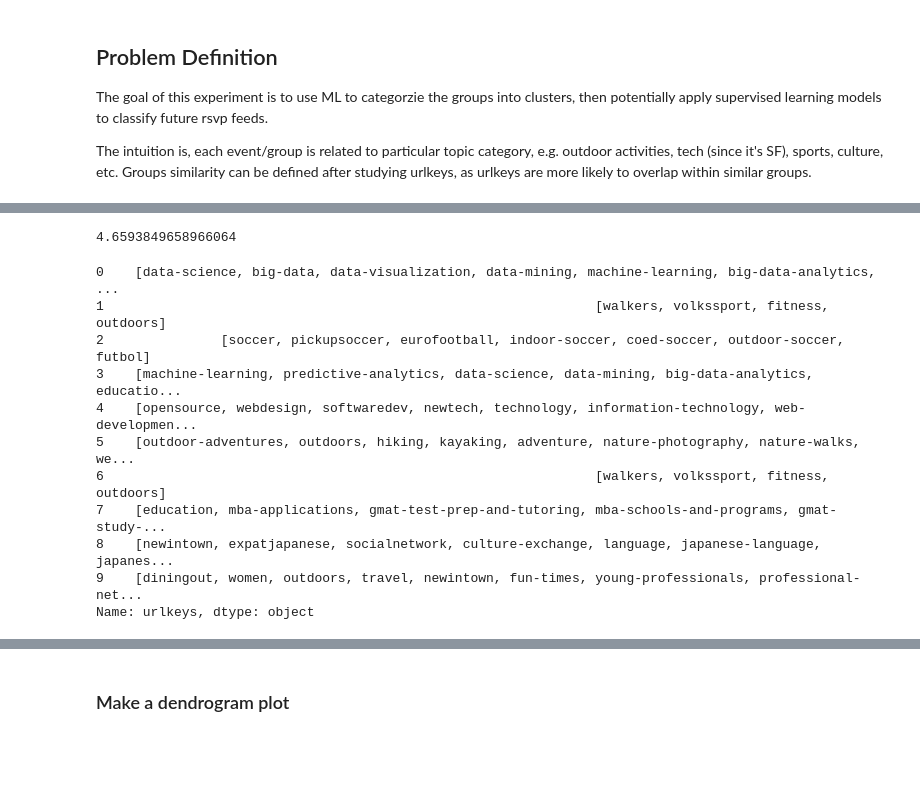
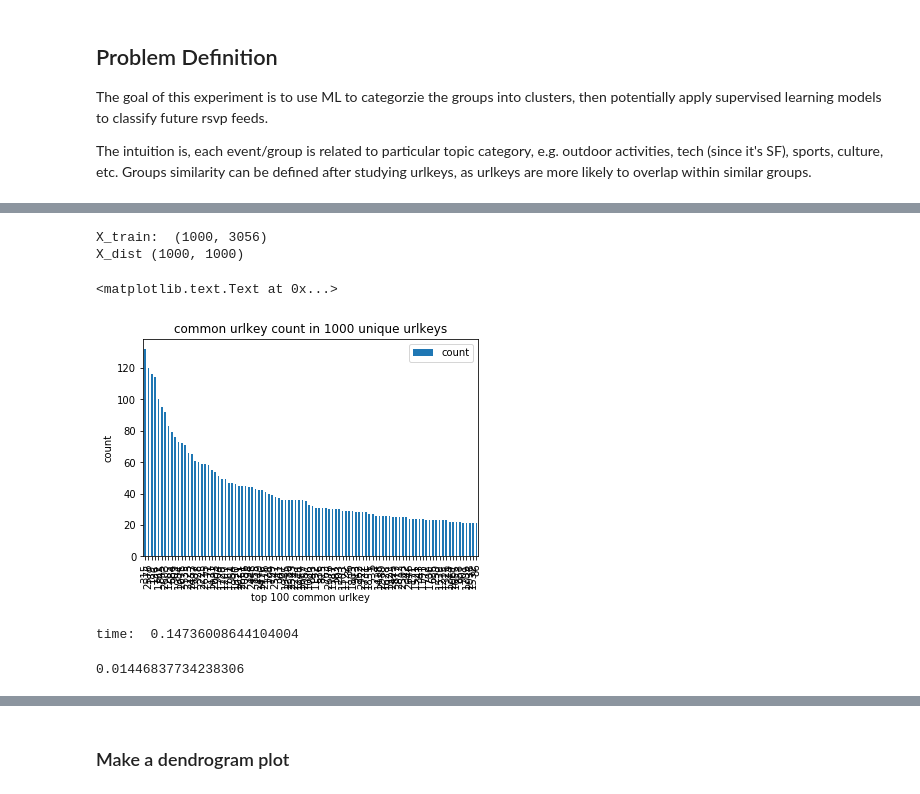
Before and after one commit to tianyu-tristan/meetup-rsvps, a Jupyter notebook: code/ml/ML.ipynb, the cells around one changed output, grey strips where cells are left out. Saved outputs shown, nothing was run; the diff lists cells and outputs as text; code cells hidden in the pictures; blank space fills up the shorter version.

```diff
--- a/code/ml/ML.ipynb
+++ b/code/ml/ML.ipynb
@@ -219,10 +195,3 @@ vectorizer = CountVectorizer(decode_error='ignore',
                              min_df=1, # min count of 1
                              binary=True # count as binary
                             )
-# %%
-from sklearn.neighbors import kneighbors_graph
-vectorized_urlkeys = vectorizer.fit_transform(X[:N_SAMPLES])
-# connectivity matrix for structured Ward
-connectivity = kneighbors_graph(vectorized_urlkeys, n_neighbors=10, include_self=False, metric='cityblock')
-# make connectivity symmetric
-connectivity = 0.5 * (connectivity + connectivity.T)
@@ -240,0 +287,9 @@ vectorized_urlkeys.shape
+# %%
+# X_train = pdf.urlkeys[:N_SAMPLES]
+X_train = vectorizer.fit_transform(X[:N_SAMPLES]).todense()
+X_dist = DistanceMetric.get_metric('jaccard').pairwise(X_train)
+print("X_train: ", X_train.shape)
+print("X_dist", X_dist.shape)
+# %% [output]
+X_train:  (1000, 3056)
+X_dist (1000, 1000)
@@ -241,29 +303,25 @@ vectorized_urlkeys.shape
+# %%
+# plot common urlkey count bar chart
+sums = np.sum(X_train, axis=0)
+sums = pd.DataFrame(sums).transpose()
+sums.columns=['count']
+sums.sort_values(by=['count'], ascending=False)[:100].plot(kind='bar')
+plt.title("common urlkey count in 1000 unique urlkeys")
+plt.xlabel("top 100 common urlkey")
+plt.ylabel("count")
+# %% [output]
+<matplotlib.text.Text at 0x...>
+[figure, added]
 # %%
-# train model
-model = AgglomerativeClustering(n_clusters = 5,  # number of target clusters
-                                connectivity = None, # our problem is not a graph problem, no connectivity
-                                affinity='jaccard', # use jaccard distance metric to compute bit-wise similarity
-                                linkage='complete' # 'ward' is l2 distance, subject to curse
+# train agglomerative clustering model
+model = AgglomerativeClustering(n_clusters = 10,  # number of target clusters, e.g. 10, 100
+                                connectivity = None, # our problem is not a graph problem (or is it), no connectivity used
+                                affinity='precomputed', # use jaccard distance metric to compute bit-wise similarity
+                                linkage='average' # 'ward' is l2 distance, subject to curse
                                )
+t0 = time.time()
+model.fit(X_dist)
+elapsed_time = time.time() - t0
+print("time: ",elapsed_time)
+# %% [output]
+time:  0.14736008644104004
-# %%
-t0 = time.time()
-model.fit(vectorized_urlkeys.todense())
-elapsed_time = time.time() - t0
-print(elapsed_time)
-# %% [output]
-4.6593849658966064
-# %%
-# show raw data
-pdf.urlkeys[:10]
-# %% [output]
-0    [data-science, big-data, data-visualization, data-mining, machine-learning, big-data-analytics, ...
-1                                                               [walkers, volkssport, fitness, outdoors]
-2               [soccer, pickupsoccer, eurofootball, indoor-soccer, coed-soccer, outdoor-soccer, futbol]
-3    [machine-learning, predictive-analytics, data-science, data-mining, big-data-analytics, educatio...
-4    [opensource, webdesign, softwaredev, newtech, technology, information-technology, web-developmen...
-5    [outdoor-adventures, outdoors, hiking, kayaking, adventure, nature-photography, nature-walks, we...
-6                                                               [walkers, volkssport, fitness, outdoors]
-7    [education, mba-applications, gmat-test-prep-and-tutoring, mba-schools-and-programs, gmat-study-...
-8    [newintown, expatjapanese, socialnetwork, culture-exchange, language, japanese-language, japanes...
-9    [diningout, women, outdoors, travel, newintown, fun-times, young-professionals, professional-net...
-Name: urlkeys, dtype: object
@@ -290,0 +328,5 @@ def print_cluster(model, cluster_id):
+# %%
+# print silhouette_score
+silhouette_score(X_dist, model.labels_, metric='precomputed')
+# %% [output]
+0.01446837734238306
```
Also changed, not shown: parts of 69 cells of this notebook, 3 other files.
